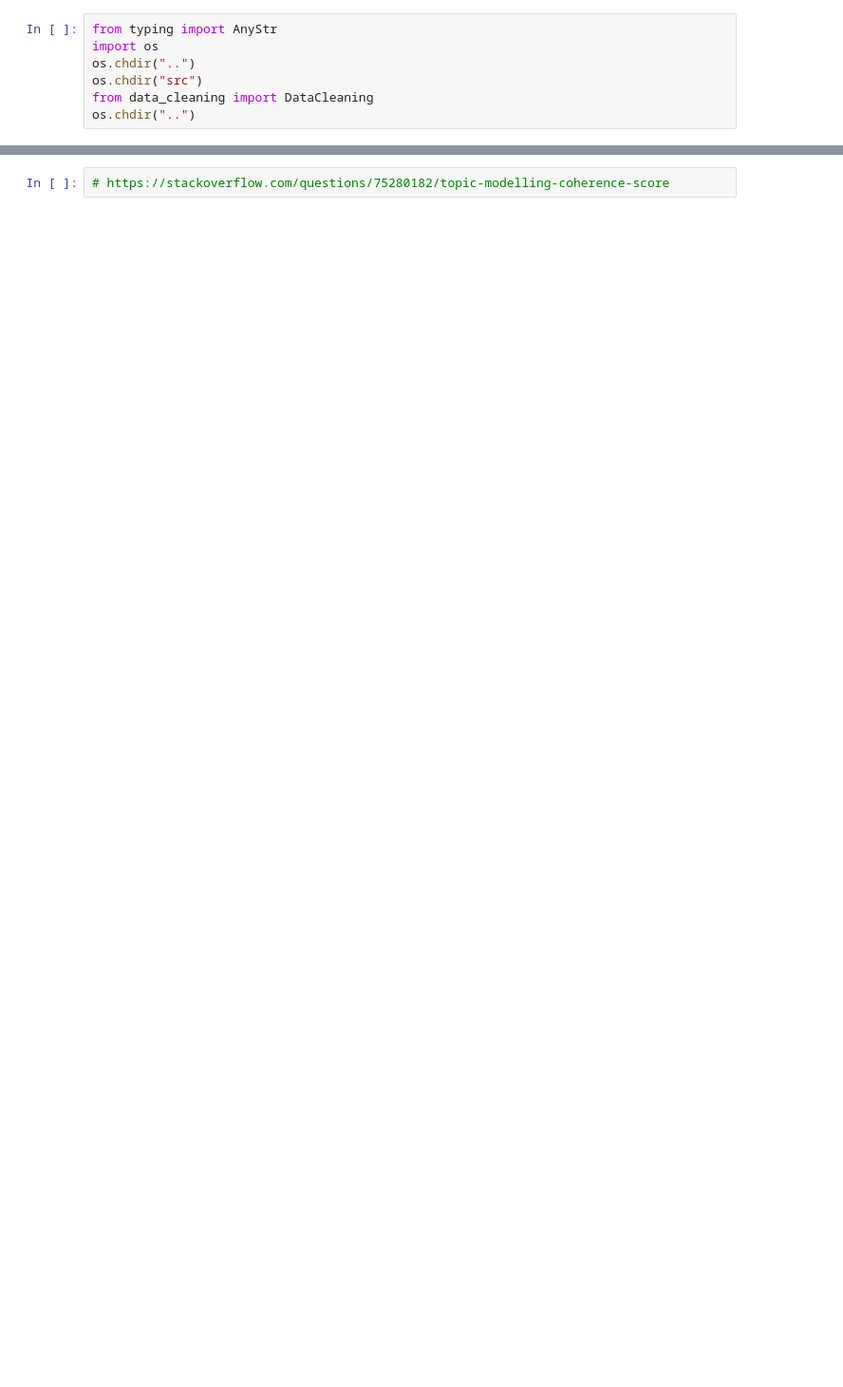
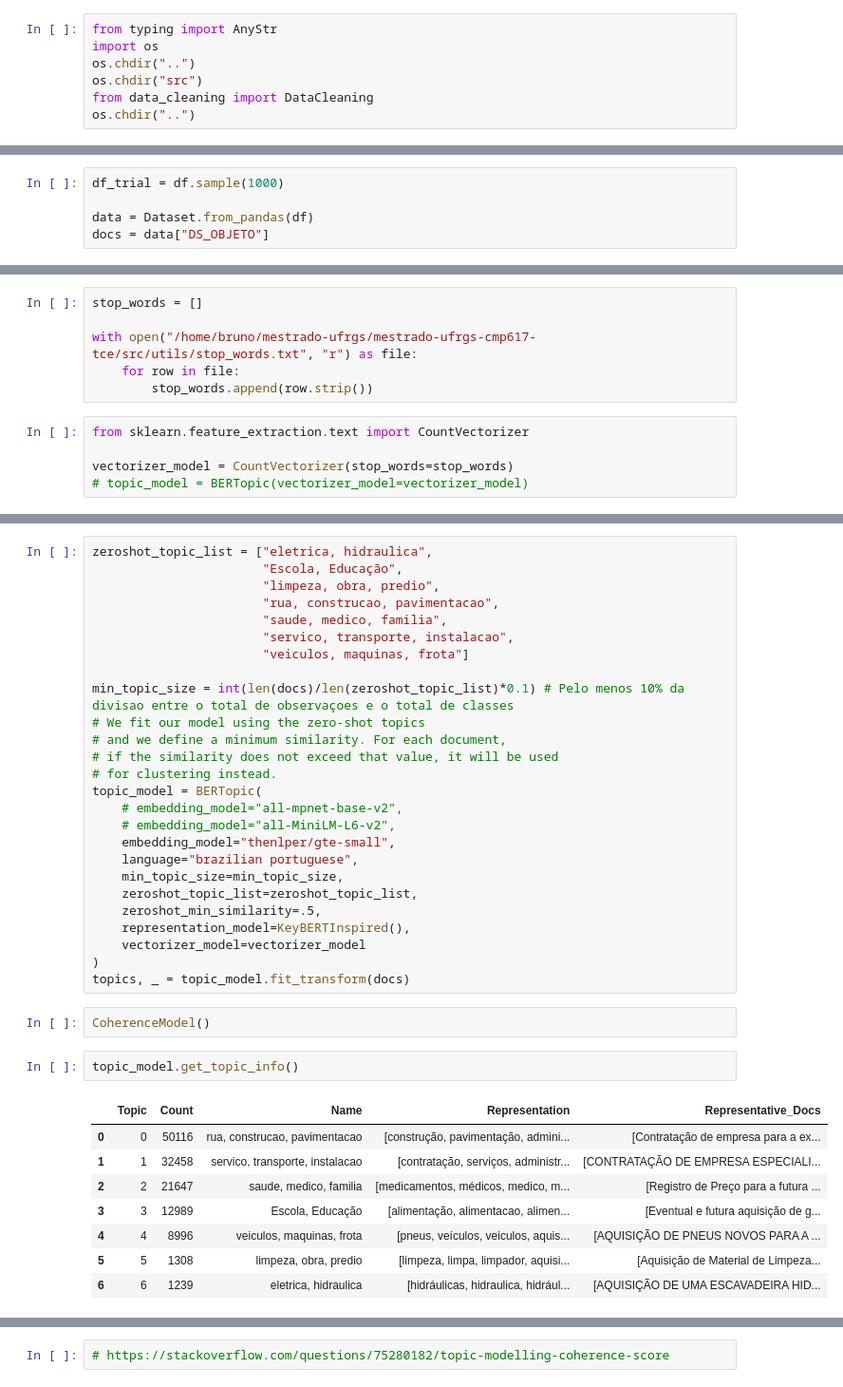
Before and after one commit to brunodifranco/mestrado-ufrgs-cmp617-tce, a Jupyter notebook: research/4.1_second_approach_berttopic.ipynb, the cells around one changed output, grey strips where cells are left out. Shown at 95% size. Drawn from its saved outputs; the diff is of its cells as text; blank space fills up the shorter version.

```diff
--- a/research/4.1_second_approach_berttopic.ipynb
+++ b/research/4.1_second_approach_berttopic.ipynb
@@ -7,0 +54,5 @@ os.chdir("..")
+# %%
+df_trial = df.sample(1000)
+
+data = Dataset.from_pandas(df)
+docs = data["DS_OBJETO"]
@@ -7,0 +63,11 @@ os.chdir("..")
+# %%
+stop_words = []
+
+with open("/home/bruno/mestrado-ufrgs/mestrado-ufrgs-cmp617-tce/src/utils/stop_words.txt", "r") as file:
+    for row in file:
+        stop_words.append(row.strip())
+# %%
+from sklearn.feature_extraction.text import CountVectorizer
+
+vectorizer_model = CountVectorizer(stop_words=stop_words)
+# topic_model = BERTopic(vectorizer_model=vectorizer_model)
@@ -7,0 +135,39 @@ os.chdir("..")
+# %%
+zeroshot_topic_list = ["eletrica, hidraulica",
+                       "Escola, Educação",
+                       "limpeza, obra, predio",
+                       "rua, construcao, pavimentacao",
+                       "saude, medico, familia",
+                       "servico, transporte, instalacao",
+                       "veiculos, maquinas, frota"]
+
+min_topic_size = int(len(docs)/len(zeroshot_topic_list)*0.1) # Pelo menos 10% da divisao entre o total de observaçoes e o total de classes
+# We fit our model using the zero-shot topics
+# and we define a minimum similarity. For each document,
+# if the similarity does not exceed that value, it will be used
+# for clustering instead.
+topic_model = BERTopic(
+    # embedding_model="all-mpnet-base-v2",
+    # embedding_model="all-MiniLM-L6-v2",
+    embedding_model="thenlper/gte-small",
+    language="brazilian portuguese",
+    min_topic_size=min_topic_size,
+    zeroshot_topic_list=zeroshot_topic_list,
+    zeroshot_min_similarity=.5,
+    representation_model=KeyBERTInspired(),
+    vectorizer_model=vectorizer_model
+)
+topics, _ = topic_model.fit_transform(docs)
+# %%
+CoherenceModel()
+# %%
+topic_model.get_topic_info()
+# %% [output]
+|  | Topic | Count | Name | Representation | Representative_Docs |
+| 0 | 0 | 50116 | rua, construcao, pavimentacao | [construção, pavimentação, admini... | [Contratação de empresa para a ex... |
+| 1 | 1 | 32458 | servico, transporte, instalacao | [contratação, serviços, administr... | [CONTRATAÇÃO DE EMPRESA ESPECIALI... |
+| 2 | 2 | 21647 | saude, medico, familia | [medicamentos, médicos, medico, m... | [Registro de Preço para a futura ... |
+| 3 | 3 | 12989 | Escola, Educação | [alimentação, alimentacao, alimen... | [Eventual e futura aquisição de g... |
+| 4 | 4 | 8996 | veiculos, maquinas, frota | [pneus, veículos, veiculos, aquis... | [AQUISIÇÃO DE PNEUS NOVOS PARA A ... |
+| 5 | 5 | 1308 | limpeza, obra, predio | [limpeza, limpa, limpador, aquisi... | [Aquisição de Material de Limpeza... |
+| 6 | 6 | 1239 | eletrica, hidraulica | [hidráulicas, hidraulica, hidrául... | [AQUISIÇÃO DE UMA ESCAVADEIRA HID... |
```
Also changed, not shown: parts of 28 cells of this notebook, 14 other files.
